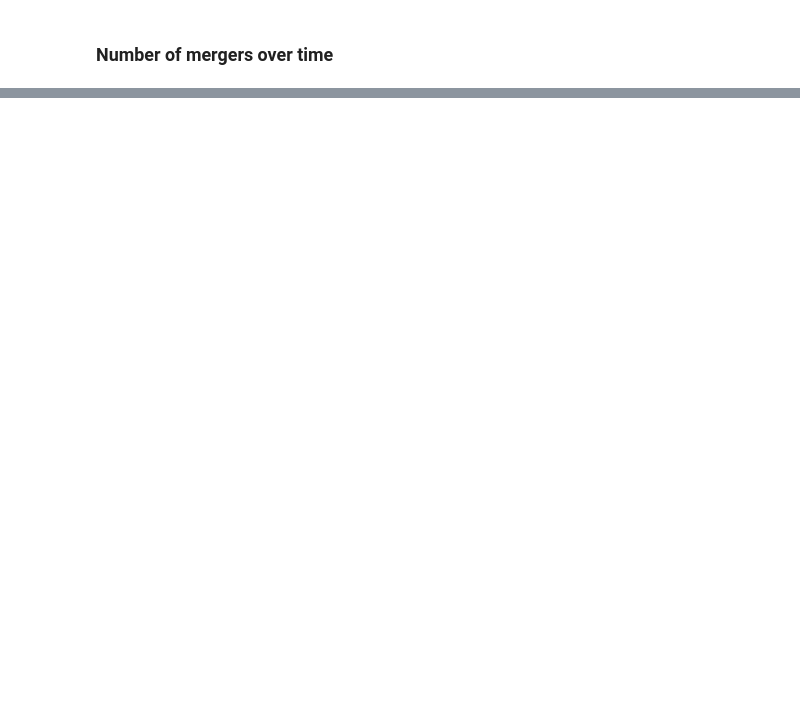
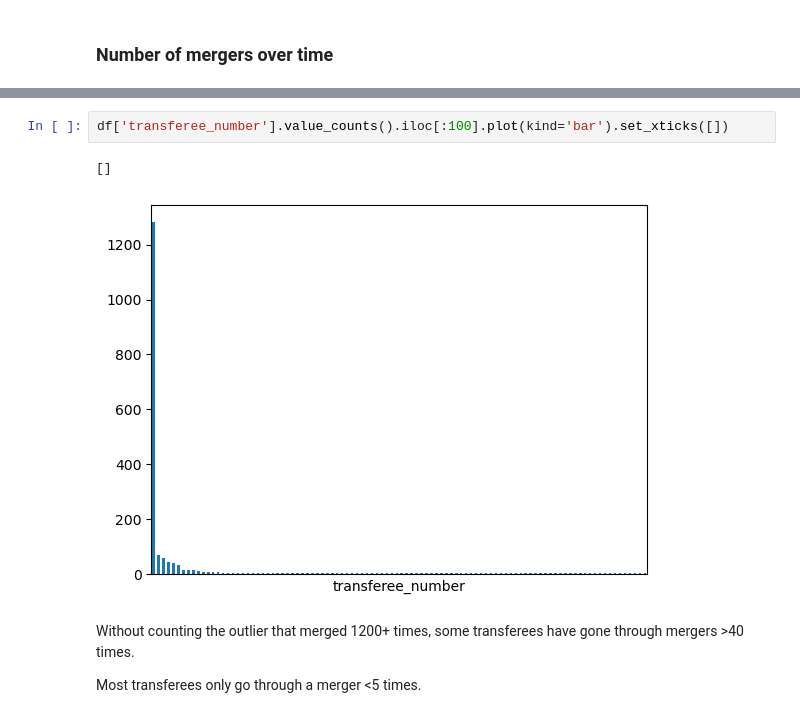
Before and after one commit to dataactivists/charity_commission_register, a Jupyter notebook: code/charity_commission.ipynb, the cells around one changed output, grey strips where cells are left out. Drawn from its saved outputs; the diff is of its cells as text; blank space fills up the shorter version.

```diff
--- a/code/charity_commission.ipynb
+++ b/code/charity_commission.ipynb
@@ -141,0 +279,9 @@ Name: count, Length: 4387, dtype: int64
+# %%
+df['transferee_number'].value_counts().iloc[:100].plot(kind='bar').set_xticks([])
+# %% [output]
+[]
+[figure, added]
+# %% [markdown]
+Without counting the outlier that merged 1200+ times, some transferees have gone through mergers >40 times.
+
+Most transferees only go through a merger <5 times.
```
Also changed, not shown: parts of 22 cells of this notebook.
